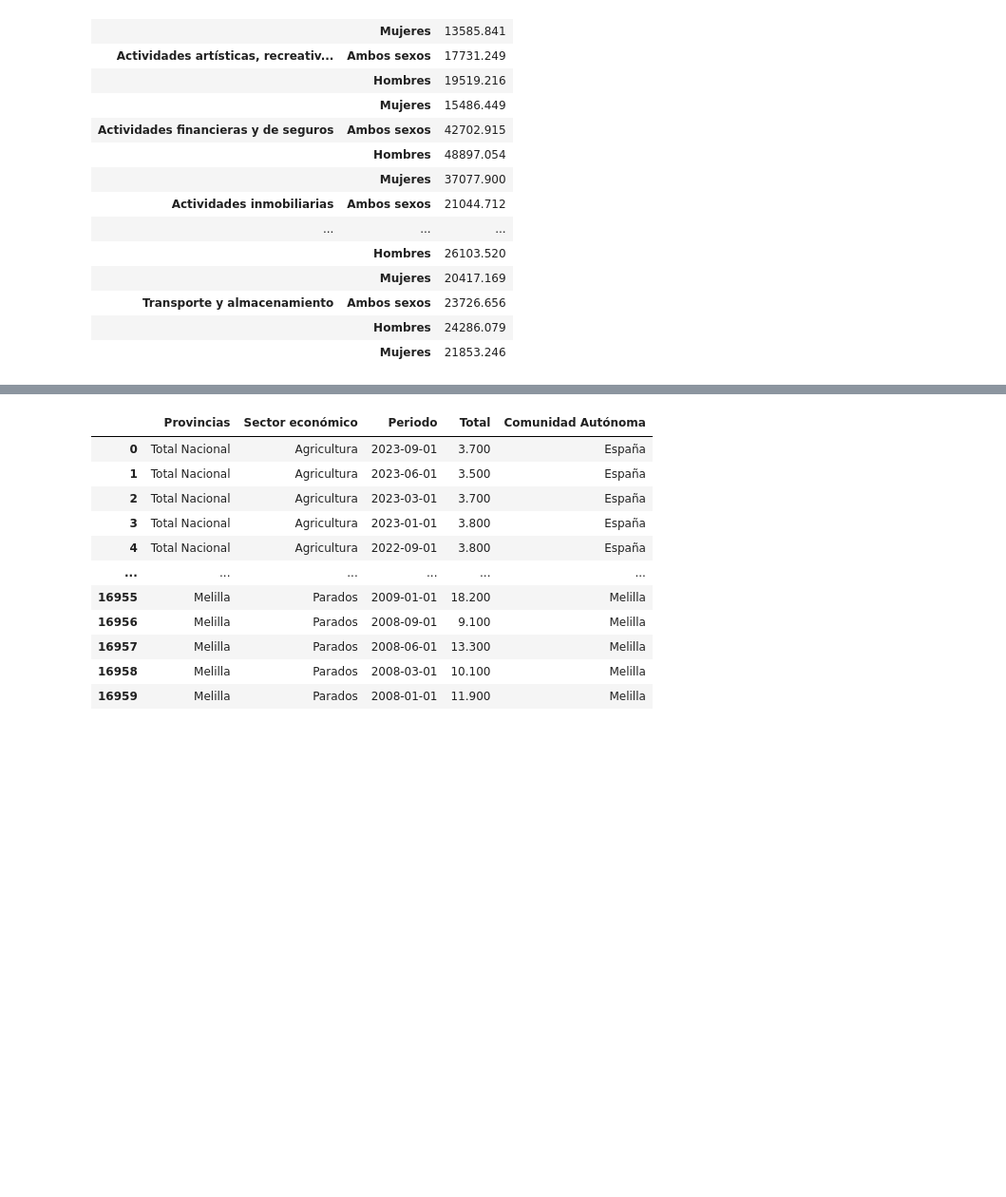
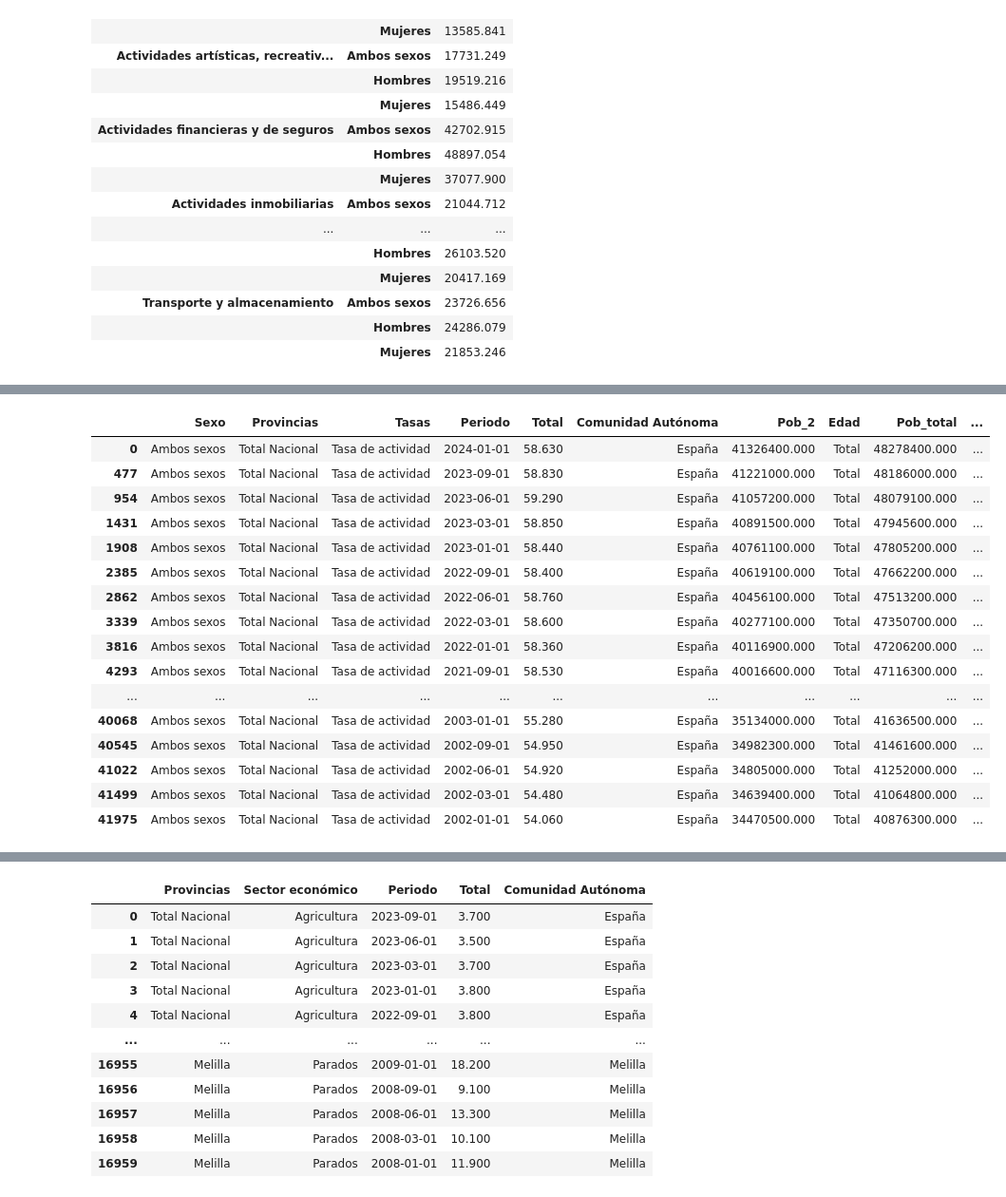
Before and after one commit to Gbau11/Empleo-Espa-a, a Jupyter notebook: code/paro_actividad.ipynb, the cells around one changed output, grey strips where cells are left out. Shown: that part at 95% size. Drawn from its saved outputs; the diff is of its cells as text; code cells hidden in the pictures; blank space fills up the shorter version.

```diff
--- a/code/paro_actividad.ipynb
+++ b/code/paro_actividad.ipynb
@@ -1468,0 +1330,2 @@ tabla['trimestre'] = tabla['trimestre'].astype(int)
+# %%
+ultimo = tasas_pob.copy()
@@ -1468,0 +1392,9 @@ tabla['trimestre'] = tabla['trimestre'].astype(int)
+# %%
+ultimo = ultimo[(ultimo['Provincias']=='Total Nacional')&(ultimo['Sexo']=='Ambos sexos')]
+# %%
+ultimo_act = ultimo[ultimo['Tasas']=='Tasa de actividad']
+ultimo_ocu = ultimo[ultimo['Tasas']=='Tasa de empleo de la población']
+ultimo_par = ultimo[ultimo['Tasas']=='Tasa de paro de la población']
+# %%
+ultimo_act['Pob_act'] = ultimo_act['Pob_2']*ultimo_act['Total']/100
+ultimo_ocu['Pob_act'] = ultimo_ocu['Pob_2']*ultimo_ocu['Total']/100
@@ -1468,0 +1412,20 @@ tabla['trimestre'] = tabla['trimestre'].astype(int)
+# %%
+ultimo_act
+# %% [output]
+|  | Sexo | Provincias | Tasas | Periodo | Total | Comunidad Autónoma | Pob_2 | Edad | Pob_total | ... |
+| 0 | Ambos sexos | Total Nacional | Tasa de actividad | 2024-01-01 | 58.630 | España | 41326400.000 | Total | 48278400.000 | ... |
+| 477 | Ambos sexos | Total Nacional | Tasa de actividad | 2023-09-01 | 58.830 | España | 41221000.000 | Total | 48186000.000 | ... |
+| 954 | Ambos sexos | Total Nacional | Tasa de actividad | 2023-06-01 | 59.290 | España | 41057200.000 | Total | 48079100.000 | ... |
+| 1431 | Ambos sexos | Total Nacional | Tasa de actividad | 2023-03-01 | 58.850 | España | 40891500.000 | Total | 47945600.000 | ... |
+| 1908 | Ambos sexos | Total Nacional | Tasa de actividad | 2023-01-01 | 58.440 | España | 40761100.000 | Total | 47805200.000 | ... |
+| 2385 | Ambos sexos | Total Nacional | Tasa de actividad | 2022-09-01 | 58.400 | España | 40619100.000 | Total | 47662200.000 | ... |
+| 2862 | Ambos sexos | Total Nacional | Tasa de actividad | 2022-06-01 | 58.760 | España | 40456100.000 | Total | 47513200.000 | ... |
+| 3339 | Ambos sexos | Total Nacional | Tasa de actividad | 2022-03-01 | 58.600 | España | 40277100.000 | Total | 47350700.000 | ... |
+| 3816 | Ambos sexos | Total Nacional | Tasa de actividad | 2022-01-01 | 58.360 | España | 40116900.000 | Total | 47206200.000 | ... |
+| 4293 | Ambos sexos | Total Nacional | Tasa de actividad | 2021-09-01 | 58.530 | España | 40016600.000 | Total | 47116300.000 | ... |
+| ... | ... | ... | ... | ... | ... | ... | ... | ... | ... | ... |
+| 40068 | Ambos sexos | Total Nacional | Tasa de actividad | 2003-01-01 | 55.280 | España | 35134000.000 | Total | 41636500.000 | ... |
+| 40545 | Ambos sexos | Total Nacional | Tasa de actividad | 2002-09-01 | 54.950 | España | 34982300.000 | Total | 41461600.000 | ... |
+| 41022 | Ambos sexos | Total Nacional | Tasa de actividad | 2002-06-01 | 54.920 | España | 34805000.000 | Total | 41252000.000 | ... |
+| 41499 | Ambos sexos | Total Nacional | Tasa de actividad | 2002-03-01 | 54.480 | España | 34639400.000 | Total | 41064800.000 | ... |
+| 41975 | Ambos sexos | Total Nacional | Tasa de actividad | 2002-01-01 | 54.060 | España | 34470500.000 | Total | 40876300.000 | ... |
```
Also changed, not shown: parts of 68 cells of this notebook.
